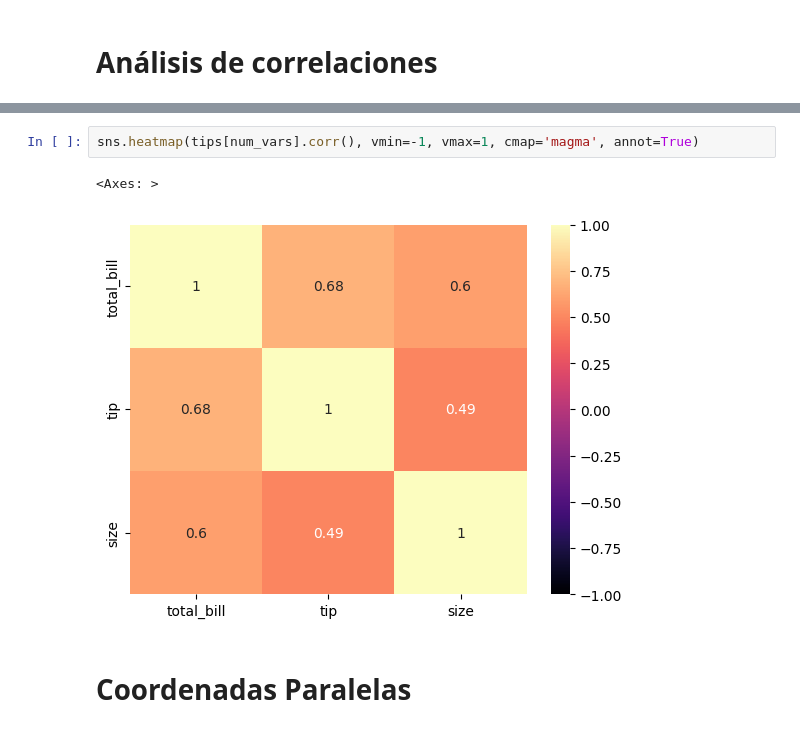
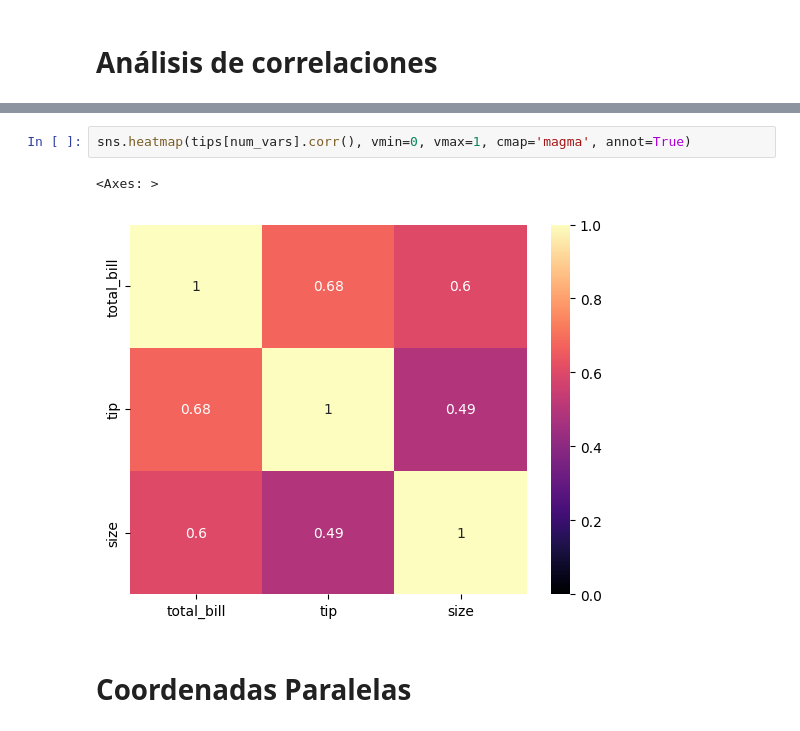
Before and after one commit to orundescardinalipaolo/cdd, a Jupyter notebook: seminario2/Clase_2_Guia_práctica_sobre_analisis_exploratorio_de_datos_EDA.ipynb, the cells around one changed output, grey strips where cells are left out. Cells and saved outputs as stored; diff of their text form.

```diff
--- a/seminario2/Clase_2_Guia_práctica_sobre_analisis_exploratorio_de_datos_EDA.ipynb
+++ b/seminario2/Clase_2_Guia_práctica_sobre_analisis_exploratorio_de_datos_EDA.ipynb
@@ -228,8 +235,8 @@ sns.pairplot(tips, hue="smoker")
 # %%
-sns.heatmap(tips[num_vars].corr(), vmin=-1, vmax=1, cmap='magma', annot=True)
+sns.heatmap(tips[num_vars].corr(), vmin=0, vmax=1, cmap='magma', annot=True)
 # %% [output]
 <Axes: >
-[figure, old version]
+[figure, new version]
 # %% [markdown]
 # Coordenadas Paralelas
 # %%
```
Also changed, not shown: parts of 5 cells of this notebook.
